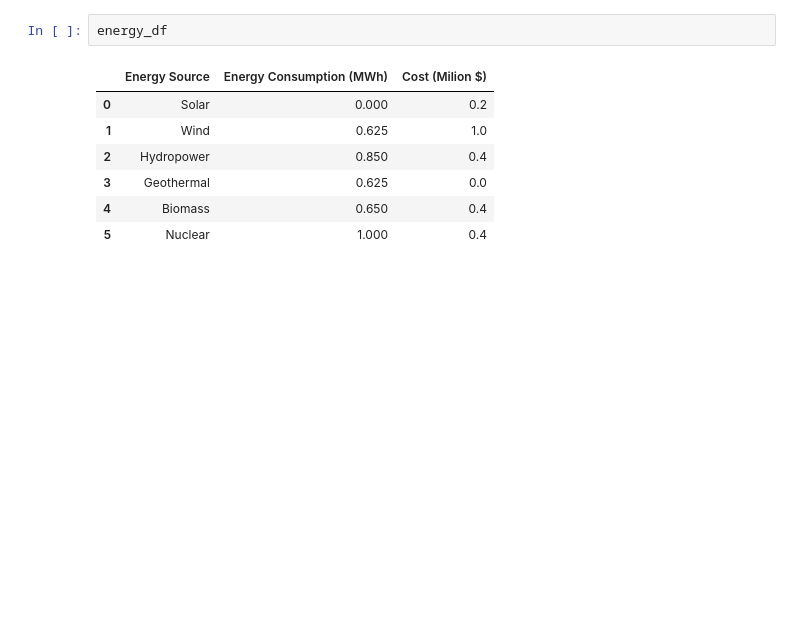
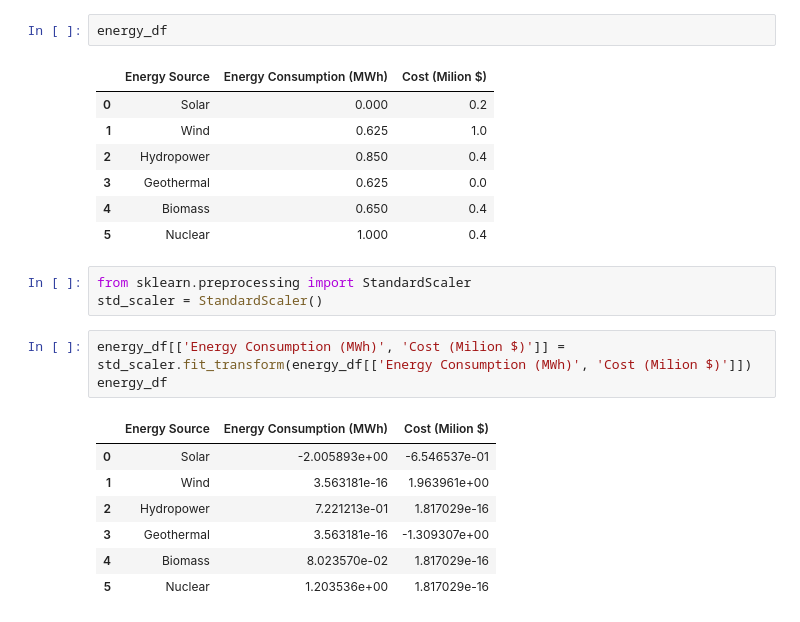
Before and after one commit to PmCoder26/green-ai-project, a Jupyter notebook: src/day_2.ipynb, the cells around one changed output. Cells and saved outputs as stored; diff of their text form; blank space fills up the shorter version.

```diff
--- a/src/day_2.ipynb
+++ b/src/day_2.ipynb
@@ -223,3 +223,17 @@ energy_df
 | 3 | Geothermal | 0.625 | 0.0 |
 | 4 | Biomass | 0.650 | 0.4 |
 | 5 | Nuclear | 1.000 | 0.4 |
+# %%
+from sklearn.preprocessing import StandardScaler
+std_scaler = StandardScaler()
+# %%
+energy_df[['Energy Consumption (MWh)', 'Cost (Milion $)']] = std_scaler.fit_transform(energy_df[['Energy Consumption (MWh)', 'Cost (Milion $)']])
+energy_df
+# %% [output]
+|  | Energy Source | Energy Consumption (MWh) | Cost (Milion $) |
+| 0 | Solar | -2.005893e+00 | -6.546537e-01 |
+| 1 | Wind | 3.563181e-16 | 1.963961e+00 |
+| 2 | Hydropower | 7.221213e-01 | 1.817029e-16 |
+| 3 | Geothermal | 3.563181e-16 | -1.309307e+00 |
+| 4 | Biomass | 8.023570e-02 | 1.817029e-16 |
+| 5 | Nuclear | 1.203536e+00 | 1.817029e-16 |
```
Also changed, not shown: parts of 2 cells of this notebook.
